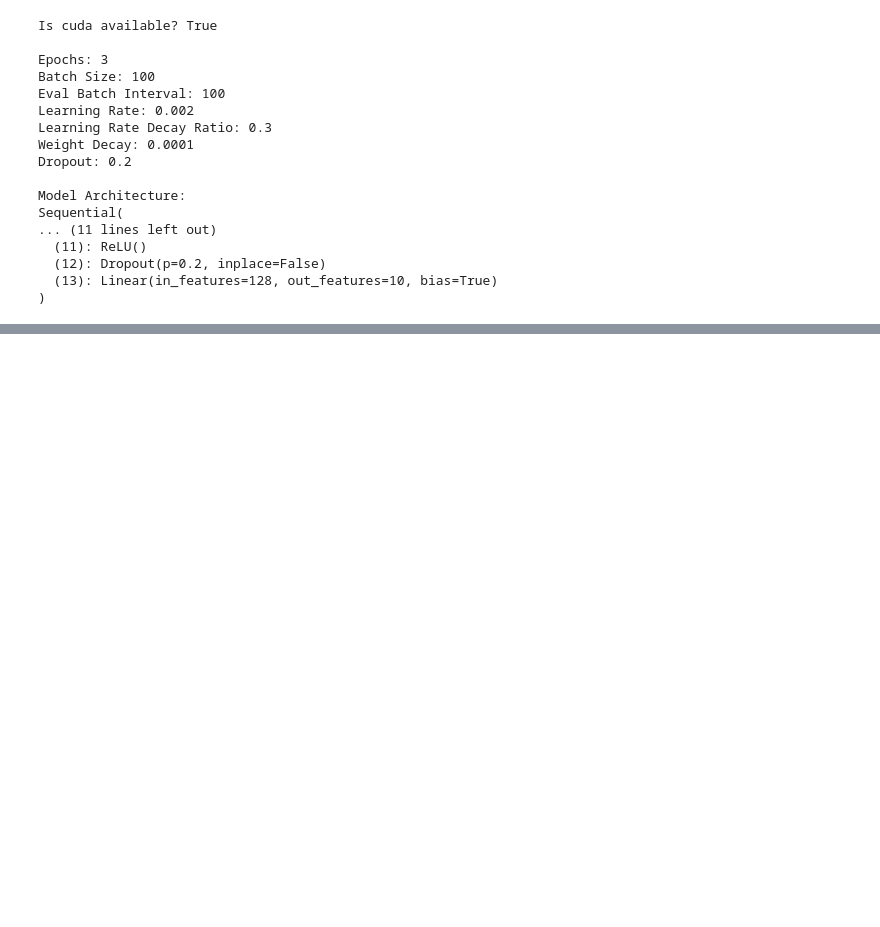
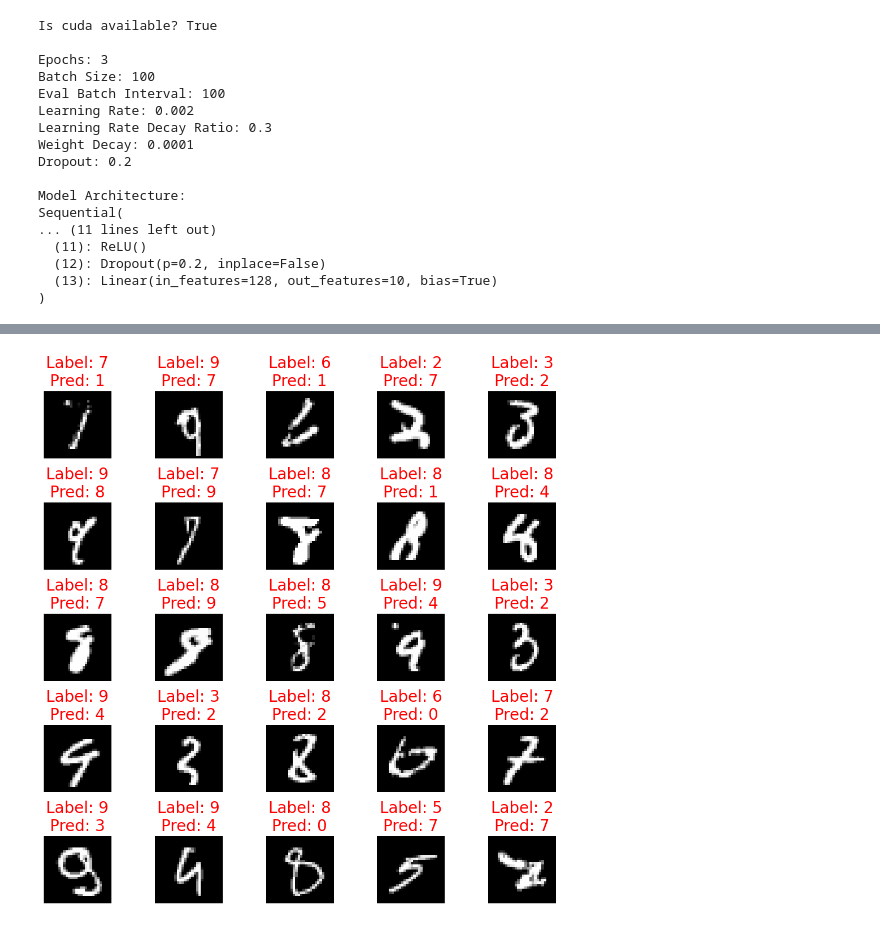
Before and after one commit to freddyouellette/mnist-pytorch, a Jupyter notebook: train.ipynb, the cells around one changed output, grey strips where cells are left out. Saved outputs shown, nothing was run; the diff lists cells and outputs as text; code cells hidden in the pictures; blank space fills up the shorter version.

```diff
--- a/train.ipynb
+++ b/train.ipynb
@@ -231,3 +237,24 @@ Using GPU with CUDA
+# %%
+# show the first 25 INCORRECT predictions
+incorrect_images = []
+incorrect_labels = []
+incorrect_predictions = []
+for i, (inputs, labels) in enumerate(testloader):
+    inputs = inputs.to(device)
+    labels = labels.to(device)
+    outputs = model(inputs)
+    _, predicted = torch.max(outputs, 1)
+    for j in range(len(labels)):
+        if predicted[j] != labels[j]:
+            incorrect_images.append(inputs[j].cpu())
+            incorrect_labels.append(labels[j].cpu())
+            incorrect_predictions.append(predicted[j].cpu())
+    if len(incorrect_images) >= 25:
+        break
+
+show_images(incorrect_images[:25], incorrect_labels[:25], incorrect_predictions[:25])
+# %% [output]
+[figure, added]
 # %%
 # save the model
 torch.save(model.state_dict(), "model.pth")
```
Also changed, not shown: parts of 4 cells of this notebook, 1 other file.
